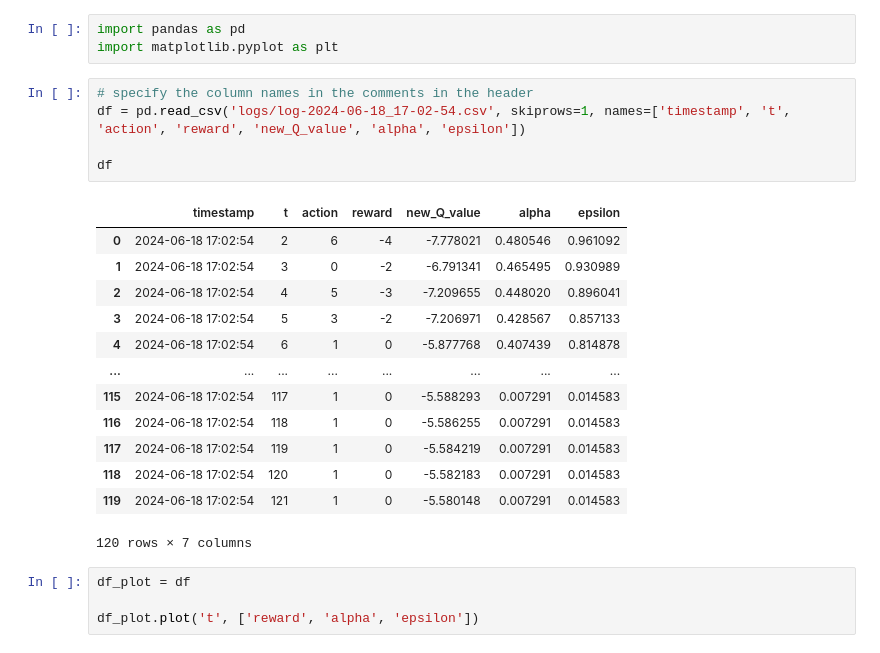
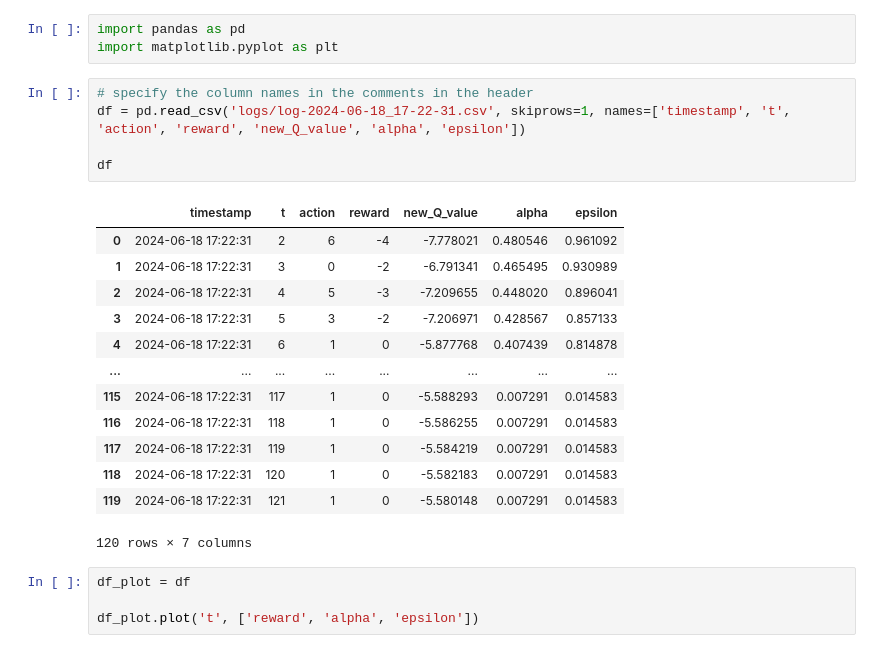
Before and after one commit to lukasgehrke/2022-CHI-neuroadaptive-haptics, a Jupyter notebook: neuro_haptics/aleks/log_analysis.ipynb, the cells around one changed output. Drawn from its saved outputs; the diff is of its cells as text.

```diff
--- a/neuro_haptics/aleks/log_analysis.ipynb
+++ b/neuro_haptics/aleks/log_analysis.ipynb
@@ -3,22 +3,22 @@ import pandas as pd
 import matplotlib.pyplot as plt
 # %%
 # specify the column names in the comments in the header
-df = pd.read_csv('logs/log-2024-06-18_17-02-54.csv', skiprows=1, names=['timestamp', 't', 'action', 'reward', 'new_Q_value', 'alpha', 'epsilon'])
+df = pd.read_csv('logs/log-2024-06-18_17-22-31.csv', skiprows=1, names=['timestamp', 't', 'action', 'reward', 'new_Q_value', 'alpha', 'epsilon'])
 
 df
 # %% [output]
 |  | timestamp | t | action | reward | new_Q_value | alpha | epsilon |
-| 0 | 2024-06-18 17:02:54 | 2 | 6 | -4 | -7.778021 | 0.480546 | 0.961092 |
-| 1 | 2024-06-18 17:02:54 | 3 | 0 | -2 | -6.791341 | 0.465495 | 0.930989 |
-| 2 | 2024-06-18 17:02:54 | 4 | 5 | -3 | -7.209655 | 0.448020 | 0.896041 |
-| 3 | 2024-06-18 17:02:54 | 5 | 3 | -2 | -7.206971 | 0.428567 | 0.857133 |
-| 4 | 2024-06-18 17:02:54 | 6 | 1 | 0 | -5.877768 | 0.407439 | 0.814878 |
+| 0 | 2024-06-18 17:22:31 | 2 | 6 | -4 | -7.778021 | 0.480546 | 0.961092 |
+| 1 | 2024-06-18 17:22:31 | 3 | 0 | -2 | -6.791341 | 0.465495 | 0.930989 |
+| 2 | 2024-06-18 17:22:31 | 4 | 5 | -3 | -7.209655 | 0.448020 | 0.896041 |
+| 3 | 2024-06-18 17:22:31 | 5 | 3 | -2 | -7.206971 | 0.428567 | 0.857133 |
+| 4 | 2024-06-18 17:22:31 | 6 | 1 | 0 | -5.877768 | 0.407439 | 0.814878 |
 | ... | ... | ... | ... | ... | ... | ... | ... |
-| 115 | 2024-06-18 17:02:54 | 117 | 1 | 0 | -5.588293 | 0.007291 | 0.014583 |
-| 116 | 2024-06-18 17:02:54 | 118 | 1 | 0 | -5.586255 | 0.007291 | 0.014583 |
-| 117 | 2024-06-18 17:02:54 | 119 | 1 | 0 | -5.584219 | 0.007291 | 0.014583 |
-| 118 | 2024-06-18 17:02:54 | 120 | 1 | 0 | -5.582183 | 0.007291 | 0.014583 |
-| 119 | 2024-06-18 17:02:54 | 121 | 1 | 0 | -5.580148 | 0.007291 | 0.014583 |
+| 115 | 2024-06-18 17:22:31 | 117 | 1 | 0 | -5.588293 | 0.007291 | 0.014583 |
+| 116 | 2024-06-18 17:22:31 | 118 | 1 | 0 | -5.586255 | 0.007291 | 0.014583 |
+| 117 | 2024-06-18 17:22:31 | 119 | 1 | 0 | -5.584219 | 0.007291 | 0.014583 |
+| 118 | 2024-06-18 17:22:31 | 120 | 1 | 0 | -5.582183 | 0.007291 | 0.014583 |
+| 119 | 2024-06-18 17:22:31 | 121 | 1 | 0 | -5.580148 | 0.007291 | 0.014583 |
 120 rows × 7 columns
 # %%
 df_plot = df
```
Also changed, not shown: parts of 1 cell of this notebook, 8 other files.
